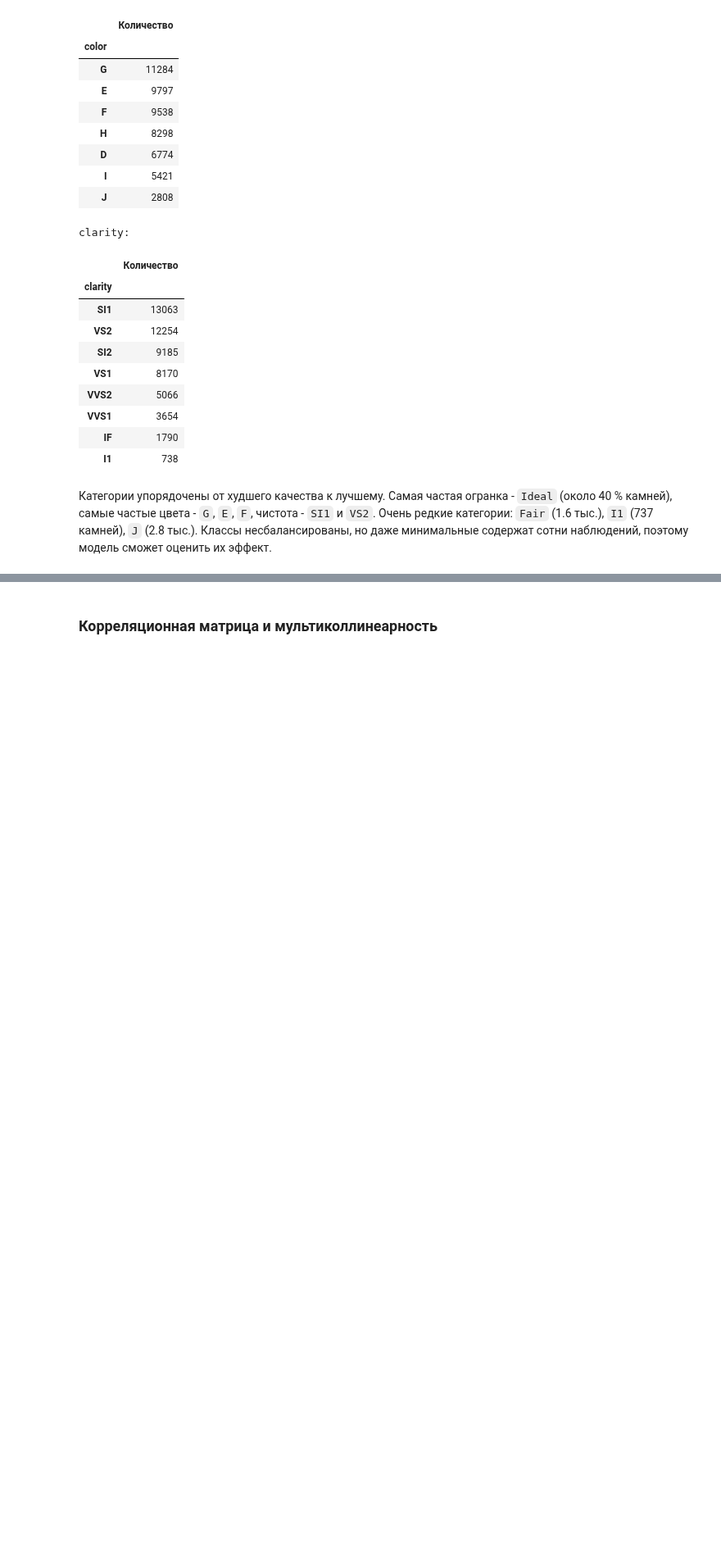
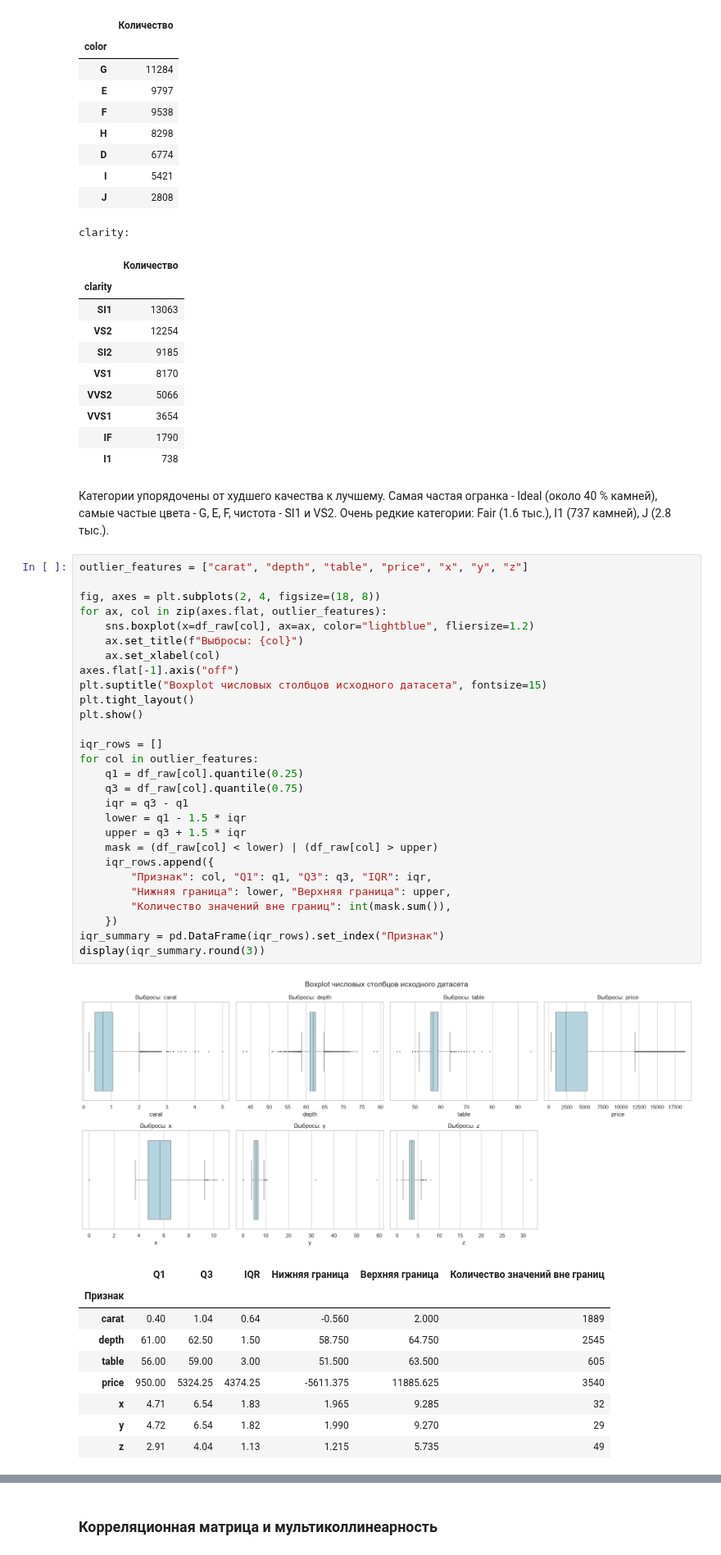
Before and after one commit to violllin/lab1_regression, a Jupyter notebook: lab1.ipynb, the cells around one changed output, grey strips where cells are left out. Shown at 82% size. Drawn from its saved outputs; the diff is of its cells as text; blank space fills up the shorter version.

```diff
--- a/lab1.ipynb
+++ b/lab1.ipynb
@@ -248,4 +252,43 @@ clarity:
 | IF | 1790 |
 | I1 | 738 |
 # %% [markdown]
-Категории упорядочены от худшего качества к лучшему. Самая частая огранка - `Ideal` (около 40 % камней), самые частые цвета - `G`, `E`, `F`, чистота - `SI1` и `VS2`. Очень редкие категории: `Fair` (1.6 тыс.), `I1` (737 камней), `J` (2.8 тыс.). Классы несбалансированы, но даже минимальные содержат сотни наблюдений, поэтому модель сможет оценить их эффект.
+Категории упорядочены от худшего качества к лучшему. Самая частая огранка - Ideal (около 40 % камней), самые частые цвета - G, E, F, чистота - SI1 и VS2. Очень редкие категории: Fair (1.6 тыс.), I1 (737 камней), J (2.8 тыс.).
+# %%
+outlier_features = ["carat", "depth", "table", "price", "x", "y", "z"]
+
+fig, axes = plt.subplots(2, 4, figsize=(18, 8))
+for ax, col in zip(axes.flat, outlier_features):
+    sns.boxplot(x=df_raw[col], ax=ax, color="lightblue", fliersize=1.2)
+    ax.set_title(f"Выбросы: {col}")
+    ax.set_xlabel(col)
+axes.flat[-1].axis("off")
+plt.suptitle("Boxplot числовых столбцов исходного датасета", fontsize=15)
+plt.tight_layout()
+plt.show()
+
+iqr_rows = []
+for col in outlier_features:
+    q1 = df_raw[col].quantile(0.25)
+    q3 = df_raw[col].quantile(0.75)
+    iqr = q3 - q1
+    lower = q1 - 1.5 * iqr
+    upper = q3 + 1.5 * iqr
+    mask = (df_raw[col] < lower) | (df_raw[col] > upper)
+    iqr_rows.append({
+        "Признак": col, "Q1": q1, "Q3": q3, "IQR": iqr,
+        "Нижняя граница": lower, "Верхняя граница": upper,
+        "Количество значений вне границ": int(mask.sum()),
+    })
+iqr_summary = pd.DataFrame(iqr_rows).set_index("Признак")
+display(iqr_summary.round(3))
+# %% [output]
+[figure, added]
+|  | Q1 | Q3 | IQR | Нижняя граница | Верхняя граница | Количество значений вне границ |
+| Признак |  |  |  |  |  |  |
+| carat | 0.40 | 1.04 | 0.64 | -0.560 | 2.000 | 1889 |
+| depth | 61.00 | 62.50 | 1.50 | 58.750 | 64.750 | 2545 |
+| table | 56.00 | 59.00 | 3.00 | 51.500 | 63.500 | 605 |
+| price | 950.00 | 5324.25 | 4374.25 | -5611.375 | 11885.625 | 3540 |
+| x | 4.71 | 6.54 | 1.83 | 1.965 | 9.285 | 32 |
+| y | 4.72 | 6.54 | 1.82 | 1.990 | 9.270 | 29 |
+| z | 2.91 | 4.04 | 1.13 | 1.215 | 5.735 | 49 |
```
Also changed, not shown: parts of 35 cells of this notebook.
